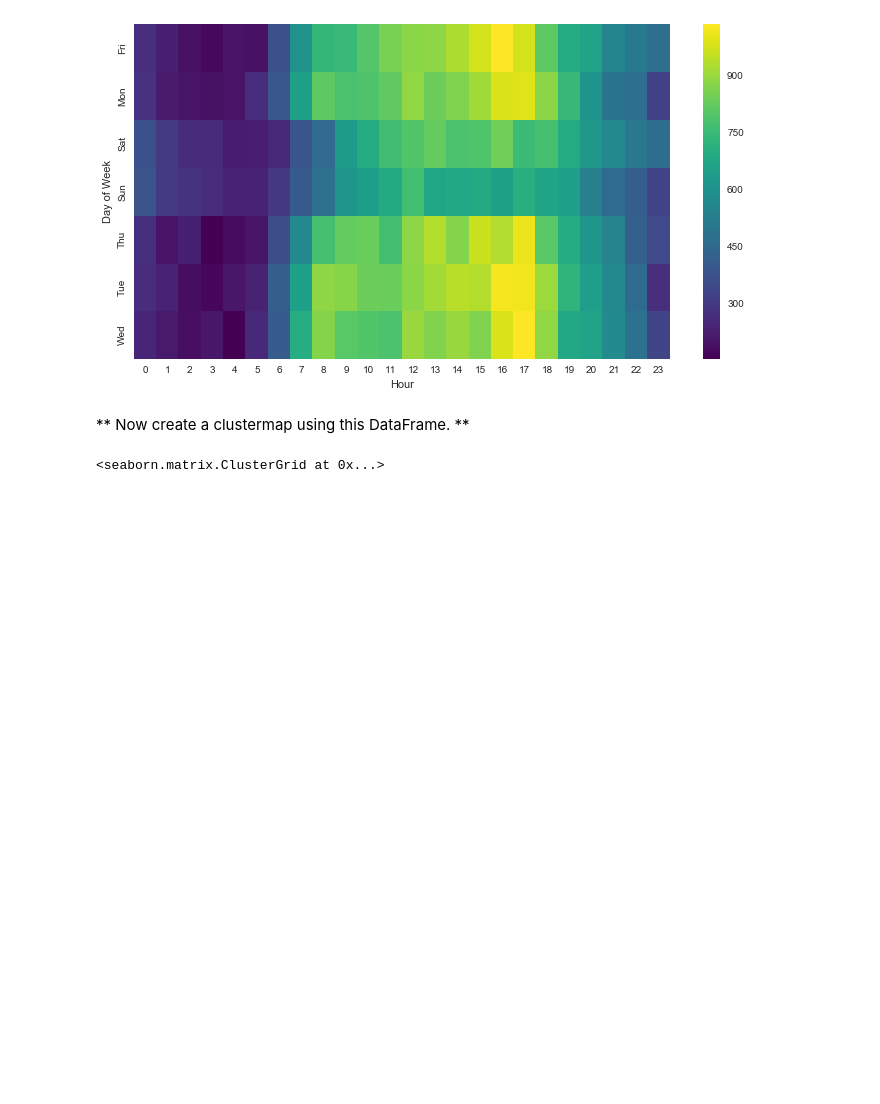
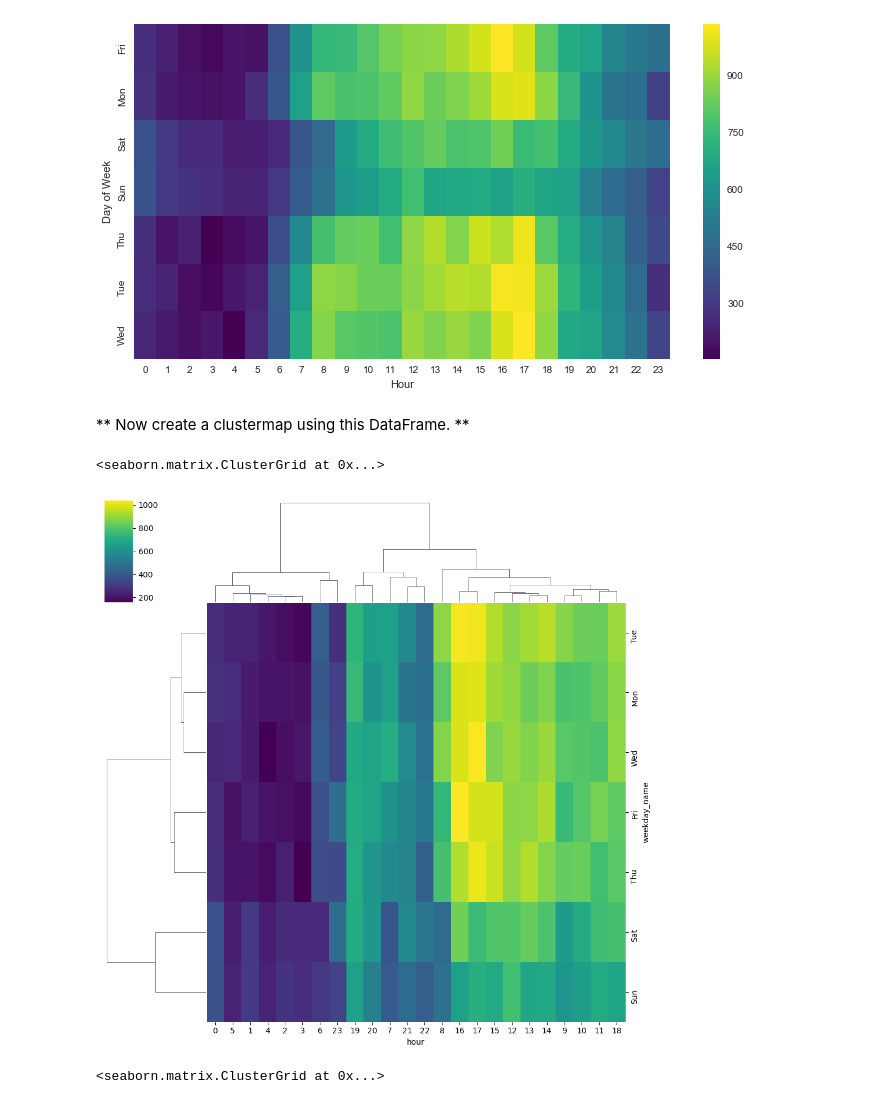
Before and after one commit to LuisReyes98/udemy-machine-learning, a Jupyter notebook: 10-Data-Capstone-Projects/01-911 Calls Data Capstone Project.ipynb, the cells around one changed output. Saved outputs shown, nothing was run; the diff lists cells and outputs as text; code cells hidden in the pictures; blank space fills up the shorter version.

```diff
--- a/10-Data-Capstone-Projects/01-911 Calls Data Capstone Project.ipynb
+++ b/10-Data-Capstone-Projects/01-911 Calls Data Capstone Project.ipynb
@@ -532,6 +531,14 @@ sns.heatmap(
 [figure]
 # %% [markdown]
 ** Now create a clustermap using this DataFrame. **
+# %%
+sns.clustermap(
+    data=reordered_df,
+    cmap='viridis',
+)
+# %% [output]
+<seaborn.matrix.ClusterGrid at 0x...>
+[figure, added]
 # %%
 # %% [output]
 <seaborn.matrix.ClusterGrid at 0x...>
```
Also changed, not shown: parts of 8 cells of this notebook.
